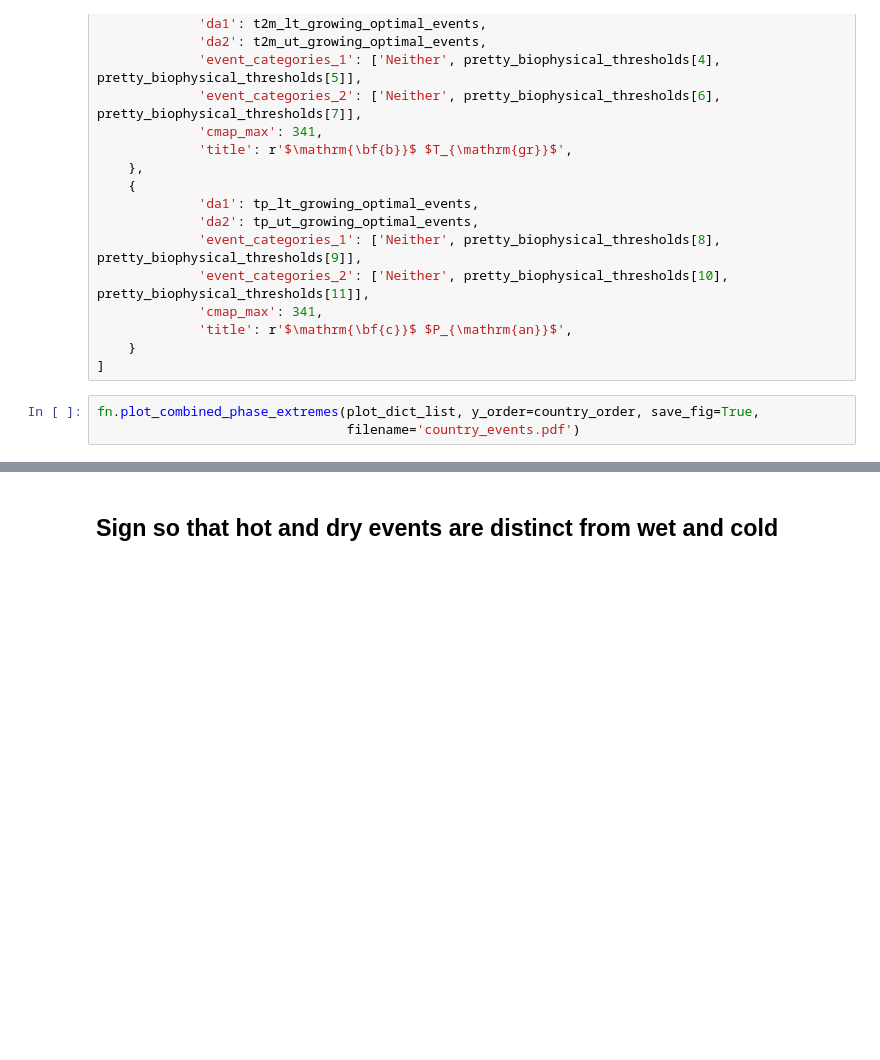
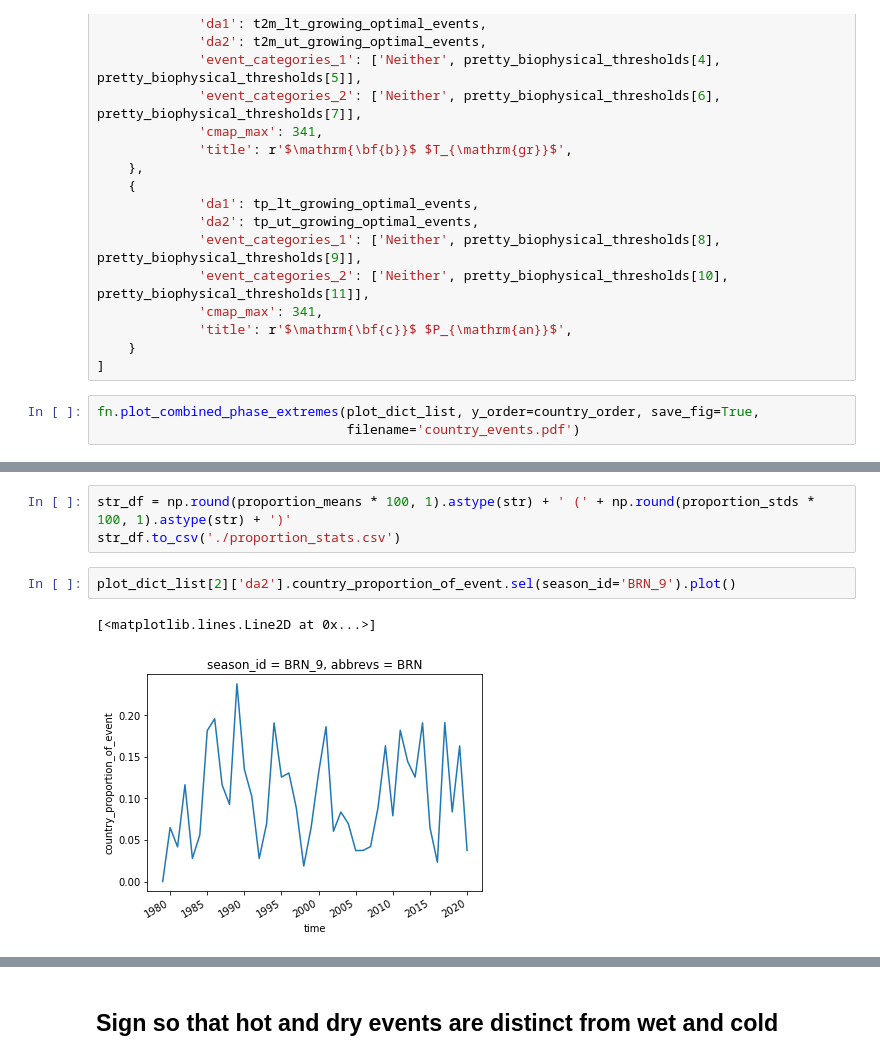
Before and after one commit to dougrichardson/Richardson_2022_coffee, a Jupyter notebook: 1_compound_events.ipynb, the cells around one changed output, grey strips where cells are left out. Cells and saved outputs as stored; diff of their text form; blank space fills up the shorter version.

Commit message:
Generated proportion of event statistics

```diff
--- a/1_compound_events.ipynb
+++ b/1_compound_events.ipynb
@@ -546,0 +591,8 @@ fn.plot_combined_phase_extremes(plot_dict_list, y_order=country_order, save_fig=
+# %%
+str_df = np.round(proportion_means * 100, 1).astype(str) + ' (' + np.round(proportion_stds * 100, 1).astype(str) + ')'
+str_df.to_csv('./proportion_stats.csv')
+# %%
+plot_dict_list[2]['da2'].country_proportion_of_event.sel(season_id='BRN_9').plot()
+# %% [output]
+[<matplotlib.lines.Line2D at 0x...>]
+[figure, added]
```
Also changed, not shown: parts of 13 cells of this notebook, 1 other file.
